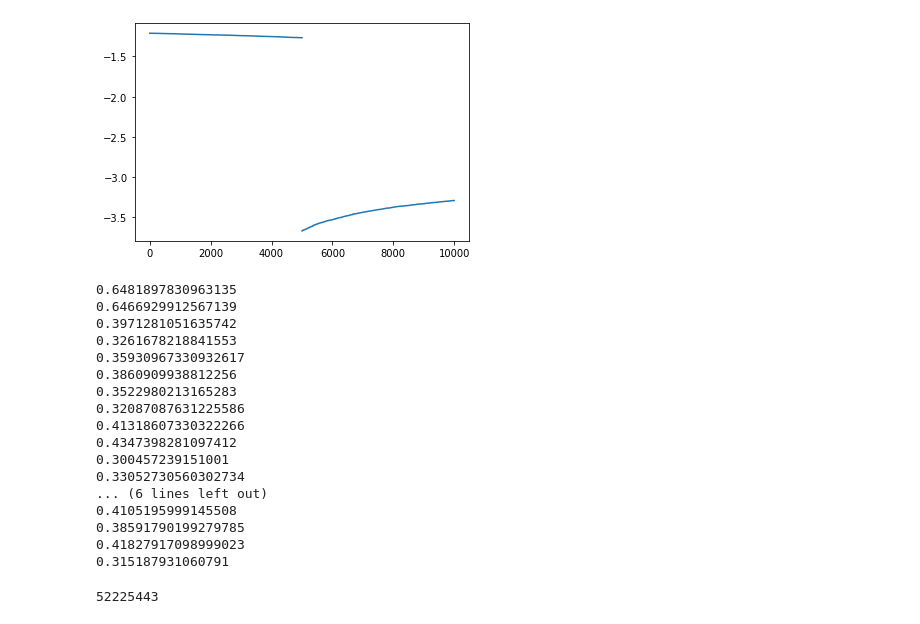
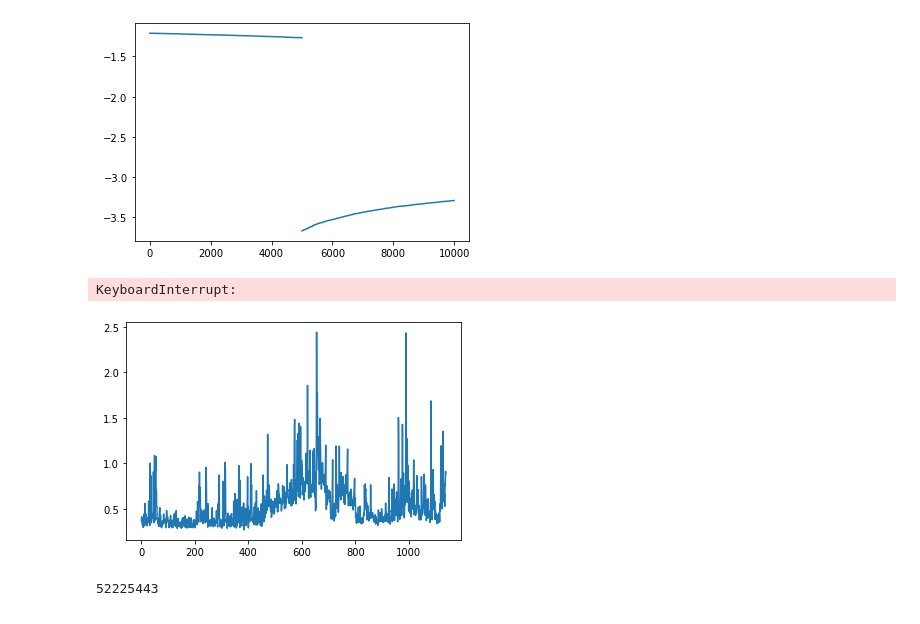
Before and after one commit to seblee97/student_teacher_catastrophic, a Jupyter notebook: notes/results.ipynb, the cells around one changed output. Saved outputs shown, nothing was run; the diff lists cells and outputs as text; code cells hidden in the pictures.

```diff
--- a/notes/results.ipynb
+++ b/notes/results.ipynb
@@ -53,32 +53,24 @@ ordered_df_paths = sorted(
 # %%
 all_dfs = [pd.read_csv(df_path) for df_path in ordered_df_paths]
 # %%
+append_times = []
 import time
 dummy_csv_path = os.path.join("../experiments/results/onenote_results/index_4/", "dummy.csv")
 all_dfs[0].to_csv(dummy_csv_path)
 t0 = time.time()
 for d in all_dfs:
     d.to_csv(dummy_csv_path, mode='a', header=False)
-    print(time.time() - t0)
+    at = time.time() - t0
+    append_times.append(at)
     t0 = time.time()
 # %% [output]
-0.6481897830963135
-0.6466929912567139
-0.3971281051635742
-0.3261678218841553
-0.35930967330932617
-0.3860909938812256
-0.3522980213165283
-0.32087087631225586
-0.41318607330322266
-0.4347398281097412
-0.300457239151001
-0.33052730560302734
-... (6 lines left out)
-0.4105195999145508
-0.38591790199279785
-0.41827917098999023
-0.315187931060791
+KeyboardInterrupt:
+# %%
+fig = plt.figure()
+plt.plot(range(len(append_times)), append_times)
+fig.show()
+# %% [output]
+[figure, added]
 # %%
 merged_df = pd.concat(all_dfs)
 # %%
```
Also changed, not shown: parts of 13 cells of this notebook.
